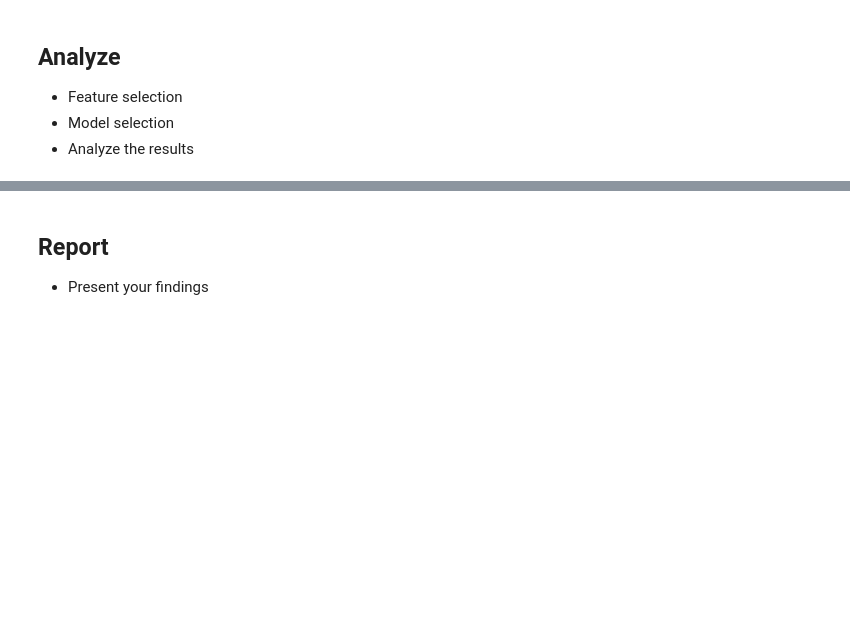
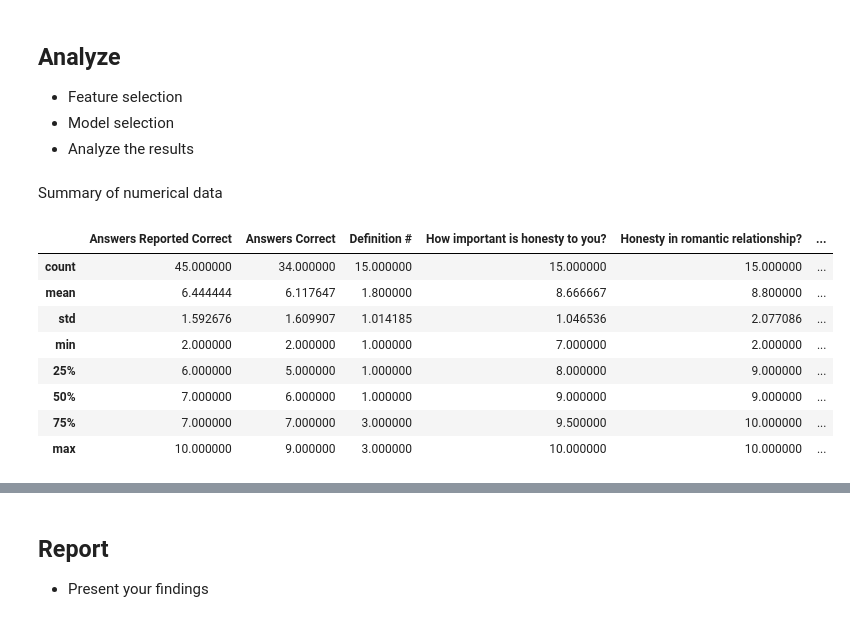
Before and after one commit to AkashMullick/statProject, a Jupyter notebook: Final Project.ipynb, the cells around one changed output, grey strips where cells are left out. Drawn from its saved outputs; the diff is of its cells as text; code cells hidden in the pictures; blank space fills up the shorter version.

```diff
--- a/Final Project.ipynb
+++ b/Final Project.ipynb
@@ -207,3 +233,17 @@ Data
 * Feature selection
 * Model selection
 * Analyze the results
+# %% [markdown]
+Summary of numerical data
+# %%
+data.describe()
+# %% [output]
+|  | Answers Reported Correct | Answers Correct | Definition # | How important is honesty to you? | Honesty in romantic relationship? | ... |
+| count | 45.000000 | 34.000000 | 15.000000 | 15.000000 | 15.000000 | ... |
+| mean | 6.444444 | 6.117647 | 1.800000 | 8.666667 | 8.800000 | ... |
+| std | 1.592676 | 1.609907 | 1.014185 | 1.046536 | 2.077086 | ... |
+| min | 2.000000 | 2.000000 | 1.000000 | 7.000000 | 2.000000 | ... |
+| 25% | 6.000000 | 5.000000 | 1.000000 | 8.000000 | 9.000000 | ... |
+| 50% | 7.000000 | 6.000000 | 1.000000 | 9.000000 | 9.000000 | ... |
+| 75% | 7.000000 | 7.000000 | 3.000000 | 9.500000 | 10.000000 | ... |
+| max | 10.000000 | 9.000000 | 3.000000 | 10.000000 | 10.000000 | ... |
```
Also changed, not shown: parts of 9 cells of this notebook.
